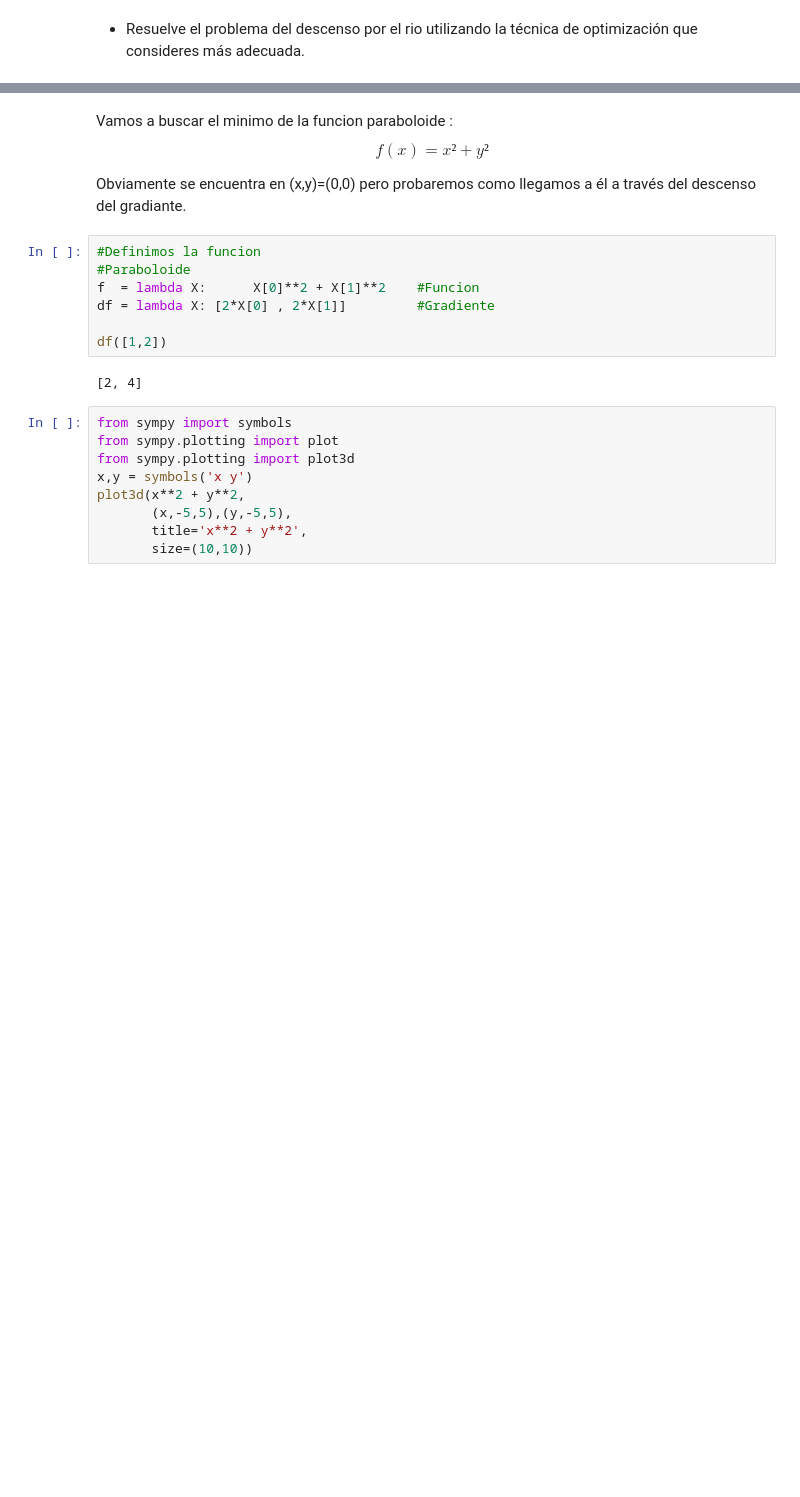
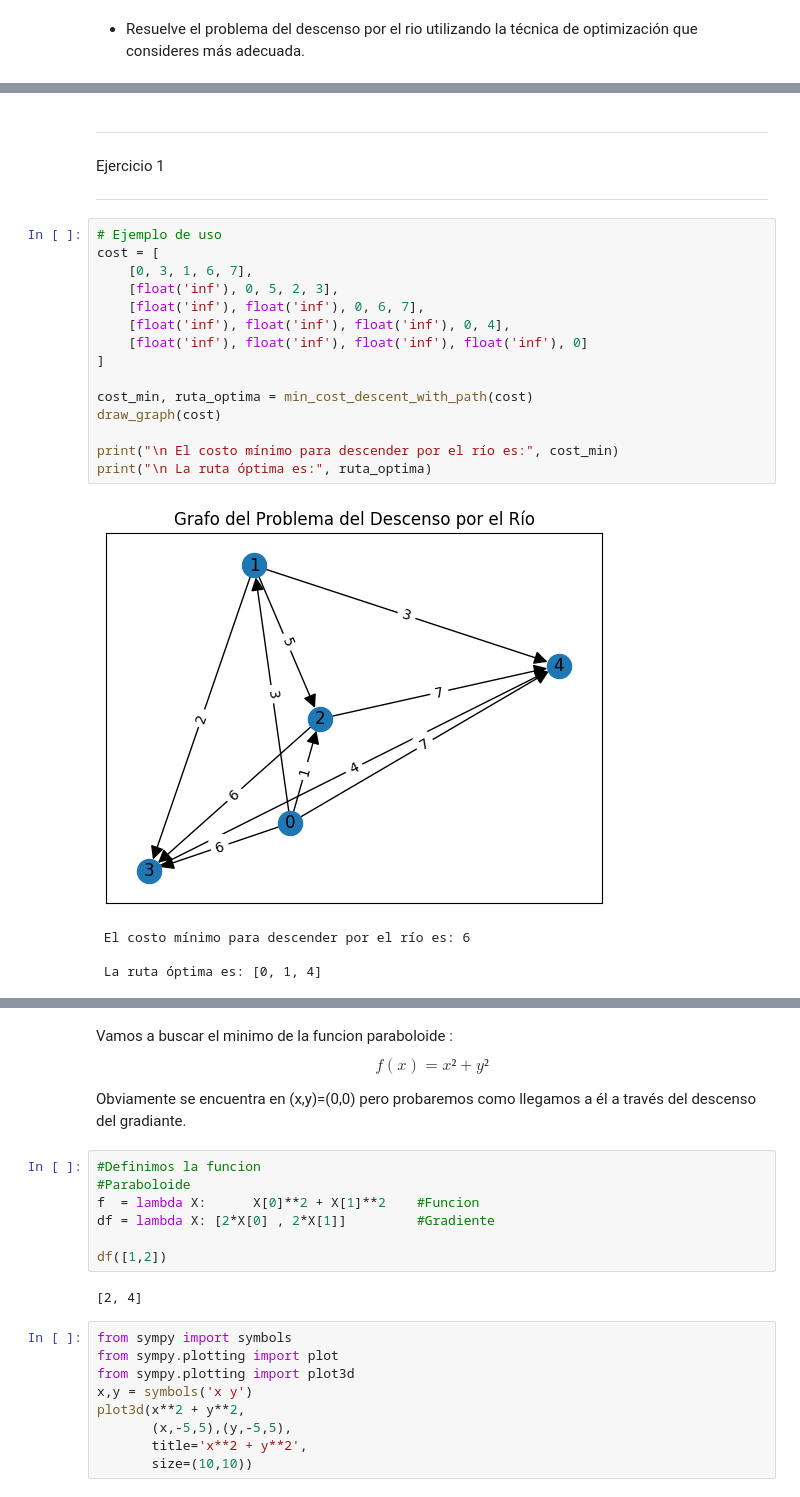
Before and after one commit to jagvgithub/Algortimos_optimizacion_VIU, a Jupyter notebook: Algoritmos_R2.ipynb, the cells around one changed output, grey strips where cells are left out. Drawn from its saved outputs; the diff is of its cells as text; blank space fills up the shorter version.

```diff
--- a/Algoritmos_R2.ipynb
+++ b/Algoritmos_R2.ipynb
@@ -27,0 +130,25 @@ En un río hay **n** embarcaderos y debemos desplazarnos río abajo desde un emb
+# %% [markdown]
+---
+Ejercicio 1
+
+---
+# %%
+# Ejemplo de uso
+cost = [
+    [0, 3, 1, 6, 7],
+    [float('inf'), 0, 5, 2, 3],
+    [float('inf'), float('inf'), 0, 6, 7],
+    [float('inf'), float('inf'), float('inf'), 0, 4],
+    [float('inf'), float('inf'), float('inf'), float('inf'), 0]
+]
+
+cost_min, ruta_optima = min_cost_descent_with_path(cost)
+draw_graph(cost)
+
+print("\n El costo mínimo para descender por el río es:", cost_min)
+print("\n La ruta óptima es:", ruta_optima)
+# %% [output]
+[figure, added]
+ El costo mínimo para descender por el río es: 6
+
+ La ruta óptima es: [0, 1, 4]
```
Also changed, not shown: parts of 10 cells of this notebook.
